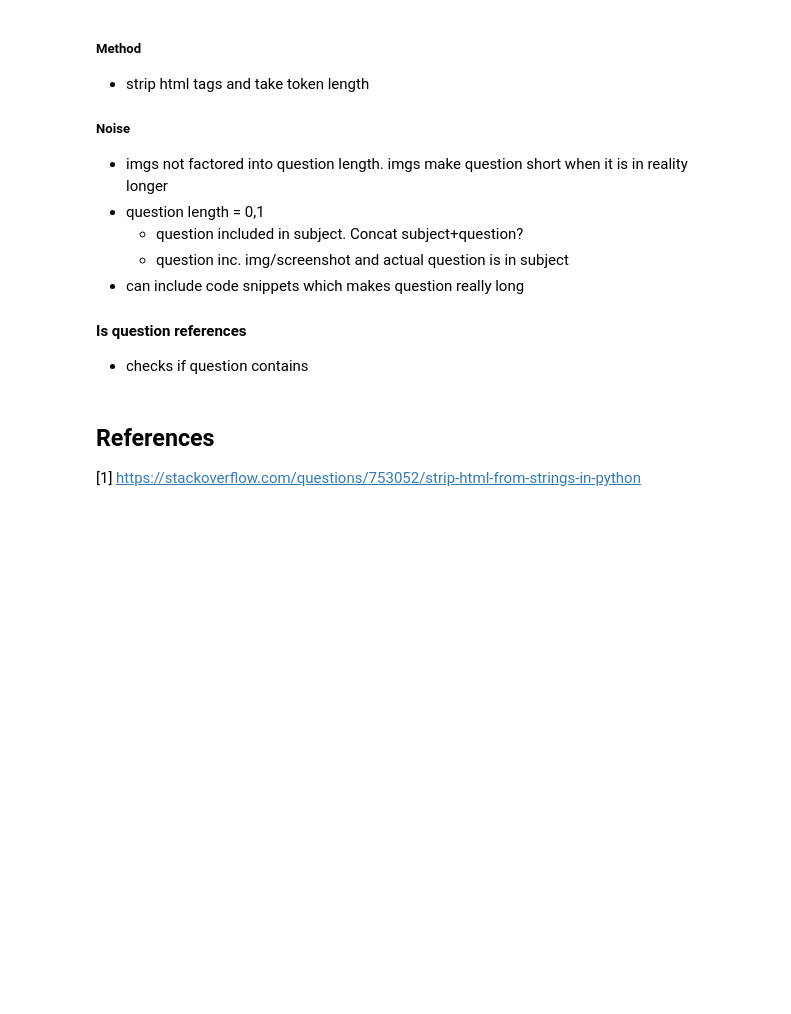
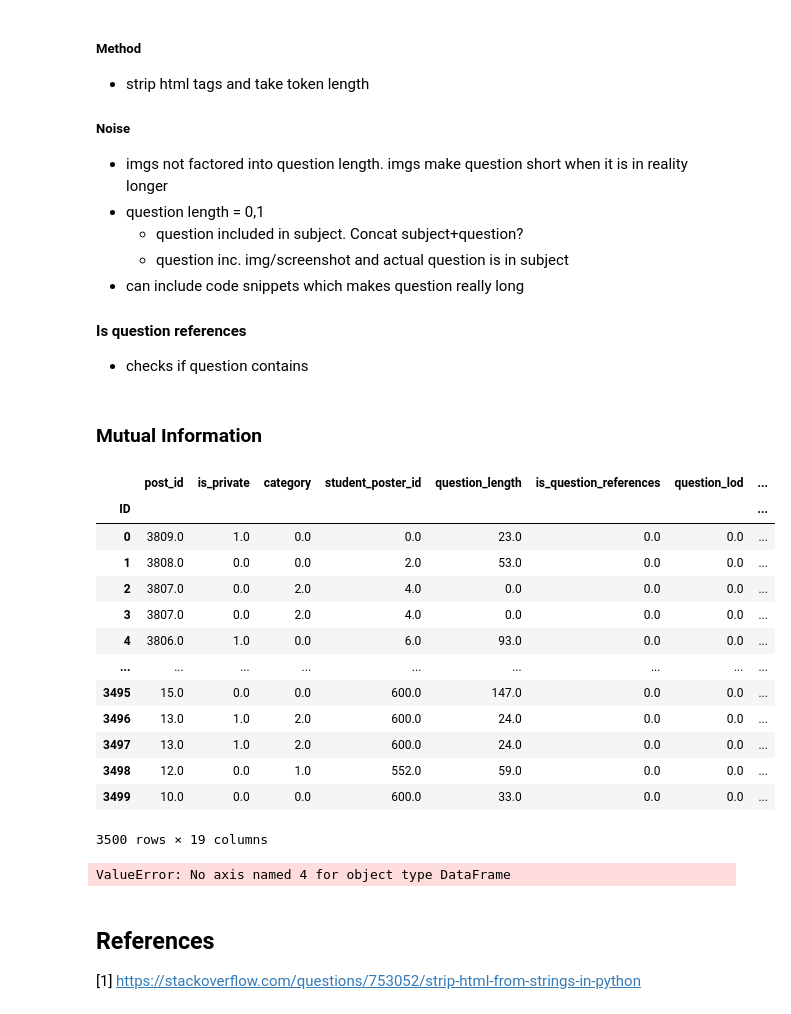
Before and after one commit to PiazzaBot/HelpfulResponses, a Jupyter notebook: data_processing.ipynb, the cells around one changed output. Cells and saved outputs as stored; diff of their text form; code cells hidden in the pictures; blank space fills up the shorter version.

```diff
--- a/data_processing.ipynb
+++ b/data_processing.ipynb
@@ -791,6 +785,51 @@ Index(['post_id', 'is_private', 'category', 'student_poster_id',
 
 #### Is question references
 - checks if question contains
+# %% [markdown]
+### Mutual Information
+# %%
+targets = final_data['is_helpful']
+k = final_data.drop(labels="is_helpful", axis=1)
+
+
+#discrete_mask = np.ones((16), np.int8)
+#discrete_mask[4], discrete_mask[10], discrete_mask[14] = 0, 0, 0
+#discrete_indices = list(range(0, 16))
+
+#discrete_indices
+len(k.keys())
+k
+# targets
+
+# mutual_info = mutual_info_classif(h, targets, discrete_features=discrete_mask)
+
+
+# h
+# mutual_info[-4]
+
+#sns.barplot(x=mutual_info)
+# %% [output]
+|  | post_id | is_private | category | student_poster_id | question_length | is_question_references | question_lod | ... |
+| ID |  |  |  |  |  |  |  | ... |
+| 0 | 3809.0 | 1.0 | 0.0 | 0.0 | 23.0 | 0.0 | 0.0 | ... |
+| 1 | 3808.0 | 0.0 | 0.0 | 2.0 | 53.0 | 0.0 | 0.0 | ... |
+| 2 | 3807.0 | 0.0 | 2.0 | 4.0 | 0.0 | 0.0 | 0.0 | ... |
+| 3 | 3807.0 | 0.0 | 2.0 | 4.0 | 0.0 | 0.0 | 0.0 | ... |
+| 4 | 3806.0 | 1.0 | 0.0 | 6.0 | 93.0 | 0.0 | 0.0 | ... |
+| ... | ... | ... | ... | ... | ... | ... | ... | ... |
+| 3495 | 15.0 | 0.0 | 0.0 | 600.0 | 147.0 | 0.0 | 0.0 | ... |
+| 3496 | 13.0 | 1.0 | 2.0 | 600.0 | 24.0 | 0.0 | 0.0 | ... |
+| 3497 | 13.0 | 1.0 | 2.0 | 600.0 | 24.0 | 0.0 | 0.0 | ... |
+| 3498 | 12.0 | 0.0 | 1.0 | 552.0 | 59.0 | 0.0 | 0.0 | ... |
+| 3499 | 10.0 | 0.0 | 0.0 | 600.0 | 33.0 | 0.0 | 0.0 | ... |
+3500 rows × 19 columns
+# %%
+final_data.iloc('4')
+
+#h.keys()[10]
+# 4, 10, 14
+# %% [output]
+ValueError: No axis named 4 for object type DataFrame
 # %% [markdown]
 ## References
 
```
Also changed, not shown: parts of 4 cells of this notebook, 1 other file.
